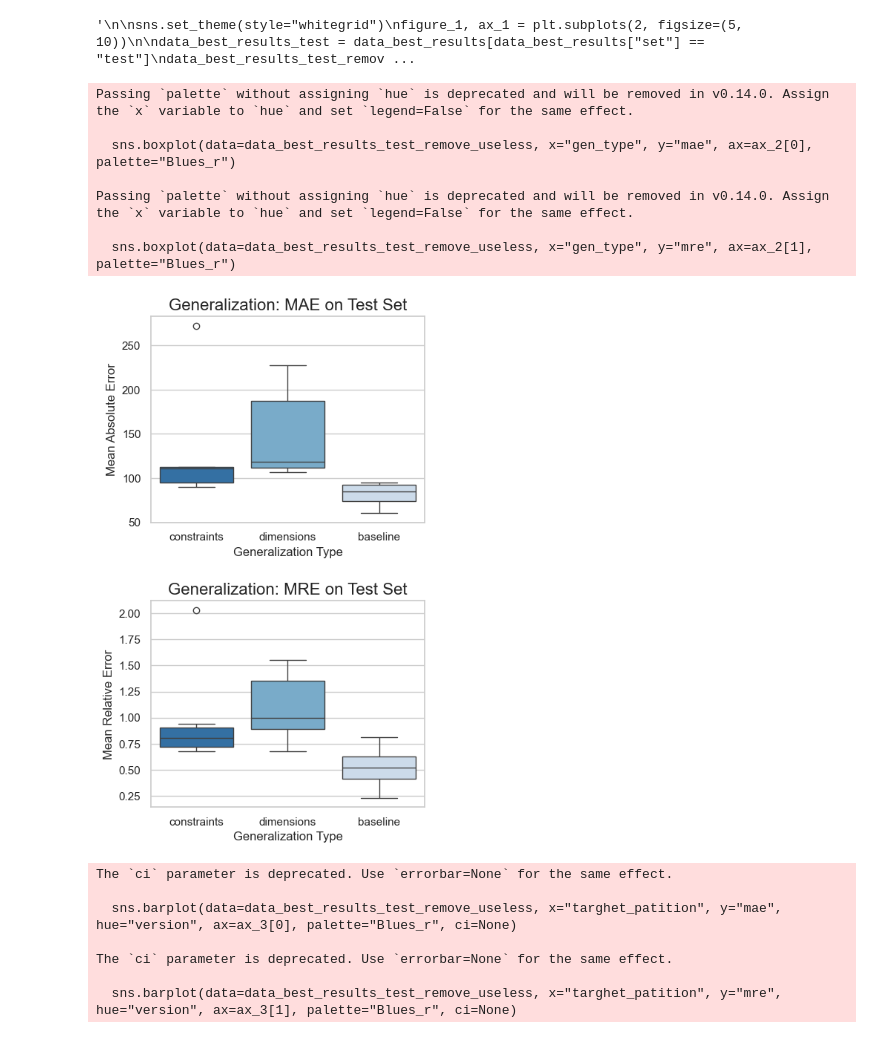
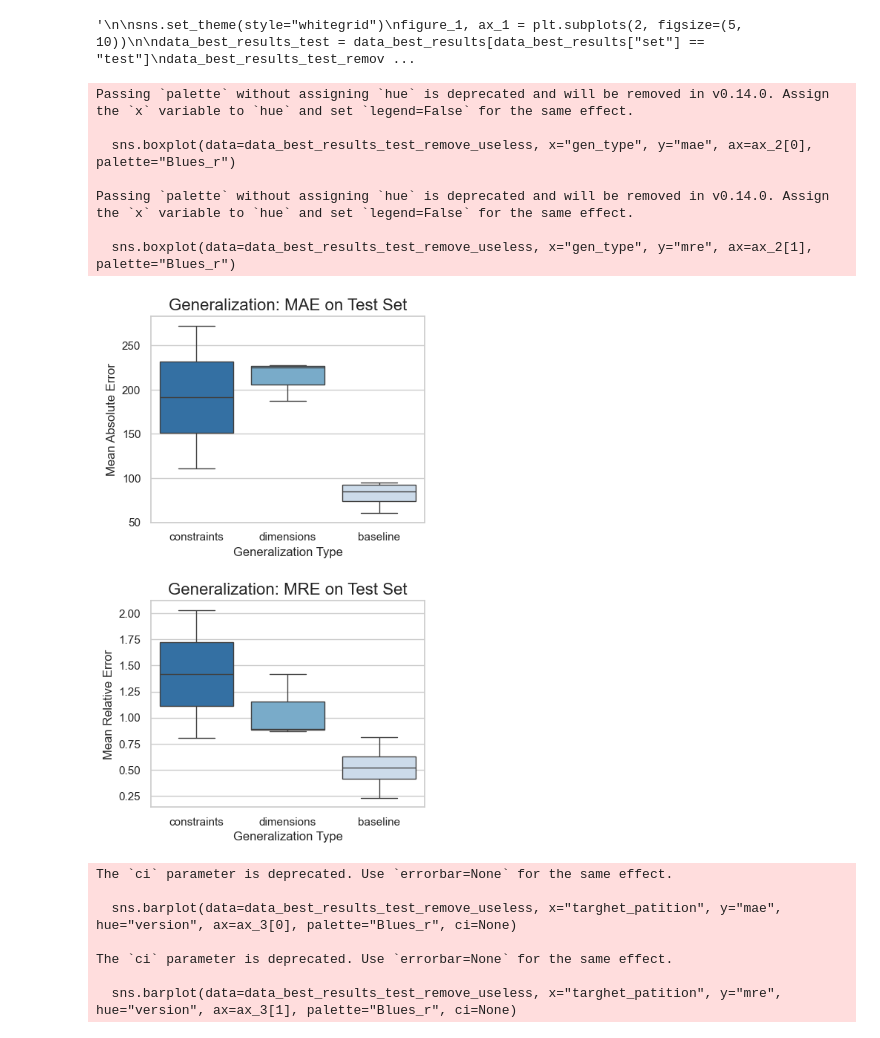
Before and after one commit to muraronicola/Approximating-volume-computations-via-GNNs, a Jupyter notebook: Generalization.ipynb, the cells around one changed output. Drawn from its saved outputs; the diff is of its cells as text; code cells hidden in the pictures.

Commit message:
added additional plot

```diff
--- a/Generalization.ipynb
+++ b/Generalization.ipynb
@@ -134,31 +134,31 @@ sns.lineplot(data=data_best_results_test_remove_useless, x="targhet_patition", y
 # %%
 sns.set_theme(style="whitegrid")
 figure_2, ax_2 = plt.subplots(2, figsize=(5, 8))
 
 data_best_results_test = data_best_results[data_best_results["set"] == "test"]
-data_best_results_test_remove_useless = data_best_results_test[data_best_results_test["targhet_patition"] != "m_3_r_2"]
+data_best_results_test_remove_useless = data_best_results_test[(data_best_results_test["targhet_patition"] != "m_3_r_2") & ((data_best_results_test["version"] == "v_1") | (data_best_results_test["version"] == "baseline"))]
 
 sns.boxplot(data=data_best_results_test_remove_useless, x="gen_type", y="mae", ax=ax_2[0], palette="Blues_r")
 ax_2[0].set_title("Generalization: MAE on Test Set", fontsize=16)
 ax_2[0].set_xlabel("Generalization Type")
 ax_2[0].set_ylabel("Mean Absolute Error")
 
 
 sns.boxplot(data=data_best_results_test_remove_useless, x="gen_type", y="mre", ax=ax_2[1], palette="Blues_r")
 ax_2[1].set_title("Generalization: MRE on Test Set", fontsize=16)
 ax_2[1].set_xlabel("Generalization Type")
 ax_2[1].set_ylabel("Mean Relative Error")
 
 figure_2.tight_layout(pad=2.0)
 # %% [output]
 Passing `palette` without assigning `hue` is deprecated and will be removed in v0.14.0. Assign the `x` variable to `hue` and set `legend=False` for the same effect.
 
   sns.boxplot(data=data_best_results_test_remove_useless, x="gen_type", y="mae", ax=ax_2[0], palette="Blues_r")
 
 Passing `palette` without assigning `hue` is deprecated and will be removed in v0.14.0. Assign the `x` variable to `hue` and set `legend=False` for the same effect.
 
   sns.boxplot(data=data_best_results_test_remove_useless, x="gen_type", y="mre", ax=ax_2[1], palette="Blues_r")
-[figure, old version]
+[figure, new version]
 # %%
 sns.set_theme(style="whitegrid")
 figure_3, ax_3 = plt.subplots(2, figsize=(5, 8))
```
Also changed, not shown: parts of 1 cell of this notebook, 4 other files.
